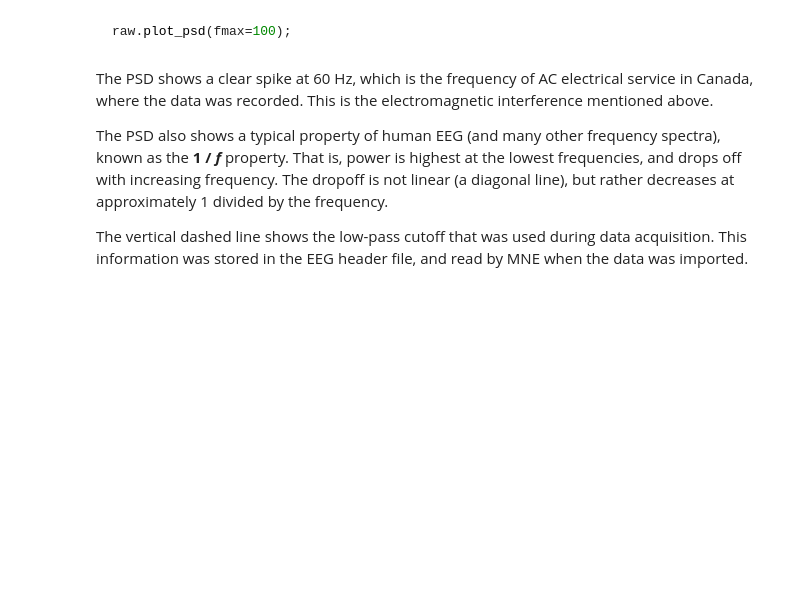
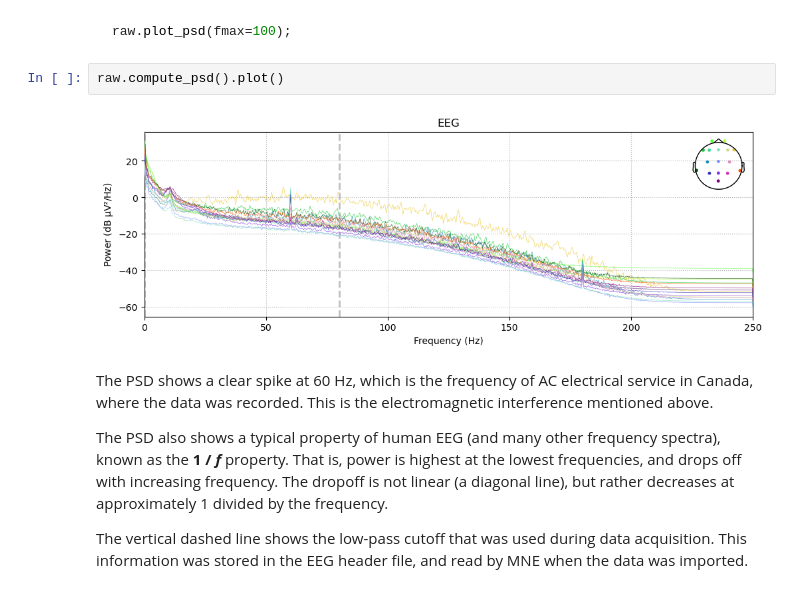
Before and after one commit to stochastic-bean/NDSCH7-Working-with-EEG-data, a Jupyter notebook: 2 - erp_filtering.ipynb, the cells around one changed output. Drawn from its saved outputs; the diff is of its cells as text; blank space fills up the shorter version.

```diff
--- a/2 - erp_filtering.ipynb
+++ b/2 - erp_filtering.ipynb
@@ -101,6 +101,10 @@ MNE automatically colour-codes electrodes based on their position on the scalp,
 ~~~python
 raw.plot_psd(fmax=100);
 ~~~
+# %%
+raw.compute_psd().plot()
+# %% [output]
+[figure, added]
 # %% [markdown]
 The PSD shows a clear spike at 60 Hz, which is the frequency of AC electrical service in Canada, where the data was recorded. This is the electromagnetic interference mentioned above.
 
```
Also changed, not shown: parts of 7 cells of this notebook, 2 other files.
